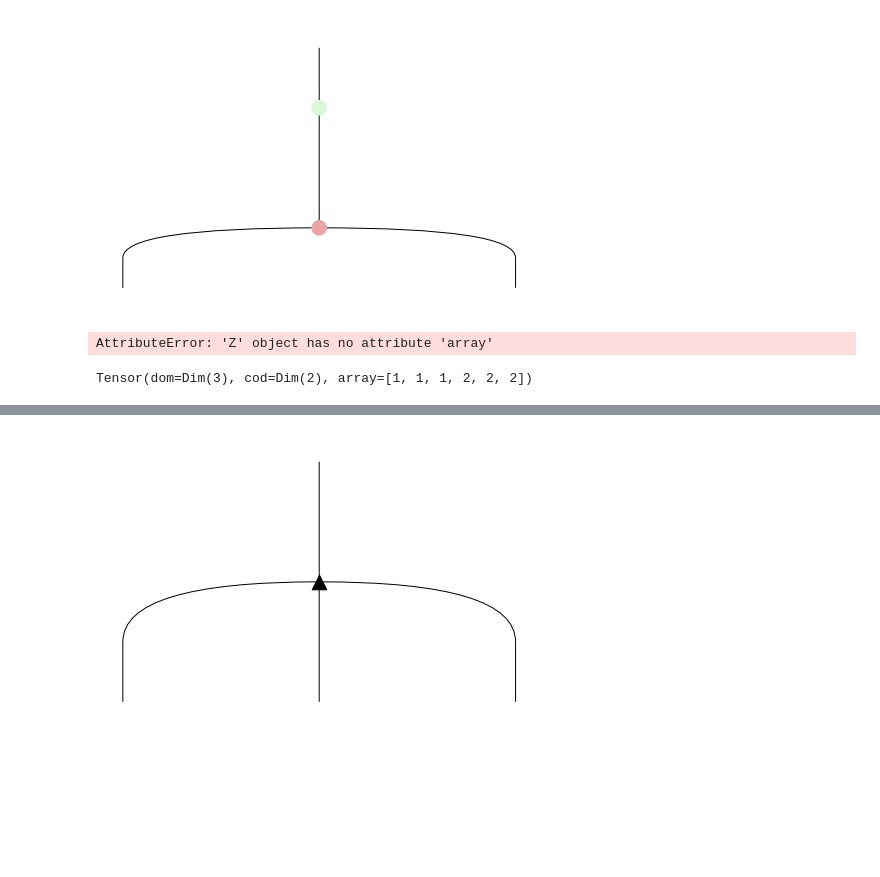
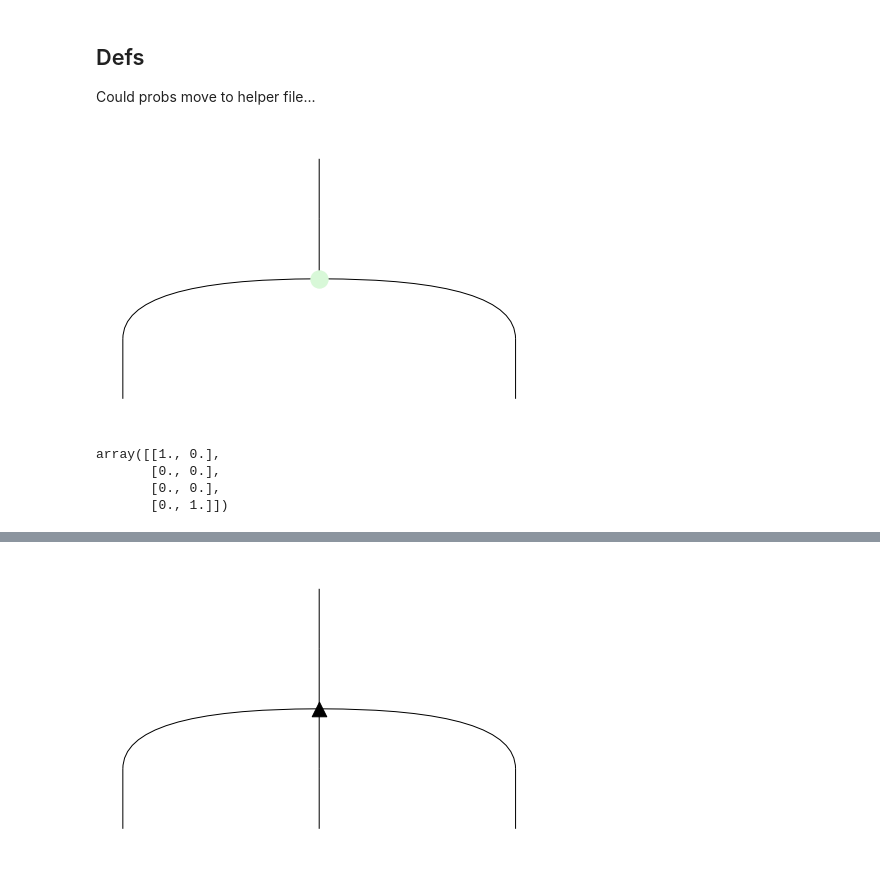
Before and after one commit to edwinagnew/zxw-diagrams, a Jupyter notebook: disco_w.ipynb, the cells around one changed output, grey strips where cells are left out. Cells and saved outputs as stored; diff of their text form; code cells hidden in the pictures; blank space fills up the shorter version.

```diff
--- a/disco_w.ipynb
+++ b/disco_w.ipynb
@@ -1,19 +1,4 @@
-# %%
-from discopy.quantum.zx import Z, X, Spider, Id
-from discopy.tensor import Tensor, Dim
-from math import pi
-
-import numpy as np
-
-d = Z(1, 1) >> X(1, 2)
-d.draw()
-# %% [output]
-[figure, removed]
-# %%
-d.eval()
-# %% [output]
-AttributeError: 'Z' object has no attribute 'array'
-# %%
-Tensor(Dim(3), Dim(2), [[1, 1, 1], [2, 2, 2]])
-# %% [output]
-Tensor(dom=Dim(3), cod=Dim(2), array=[1, 1, 1, 2, 2, 2])
+# %% [markdown]
+## Defs
+
+Could probs move to helper file...
@@ -19,0 +26,31 @@ Tensor(dom=Dim(3), cod=Dim(2), array=[1, 1, 1, 2, 2, 2])
+# %%
+from discopy.quantum.zx import Functor
+import tensornetwork as tn
+
+
+def f_ob(ob):
+    return Dim(2) ** len(ob)
+
+def f_ar(box):
+    return tensor.Box(box.name, f_ob(box.dom), f_ob(box.cod), box.array)
+
+f = Functor(ob=f_ob, ar=f_ar, ar_factory=tensor.Diagram)
+
+def eval(diagram):
+    d = Functor(ob=f_ob, ar=f_ar, ar_factory=tensor.Diagram)(diagram)
+    t = d.eval(contractor=tn.contractors.auto)
+
+    n, m = len(diagram.dom), len(diagram.cod)
+    #print(n, m, "\n")
+
+    return t.array.astype(float).reshape(2**n, 2**m).transpose()
+    #return t.array.astype(float).reshape(dim, dim).transpose()
+# %%
+Z2(1, 2).draw()
+eval(Z2(1, 2))
+# %% [output]
+[figure, added]
+array([[1., 0.],
+       [0., 0.],
+       [0., 0.],
+       [0., 1.]])
```
Also changed, not shown: parts of 21 cells of this notebook.
